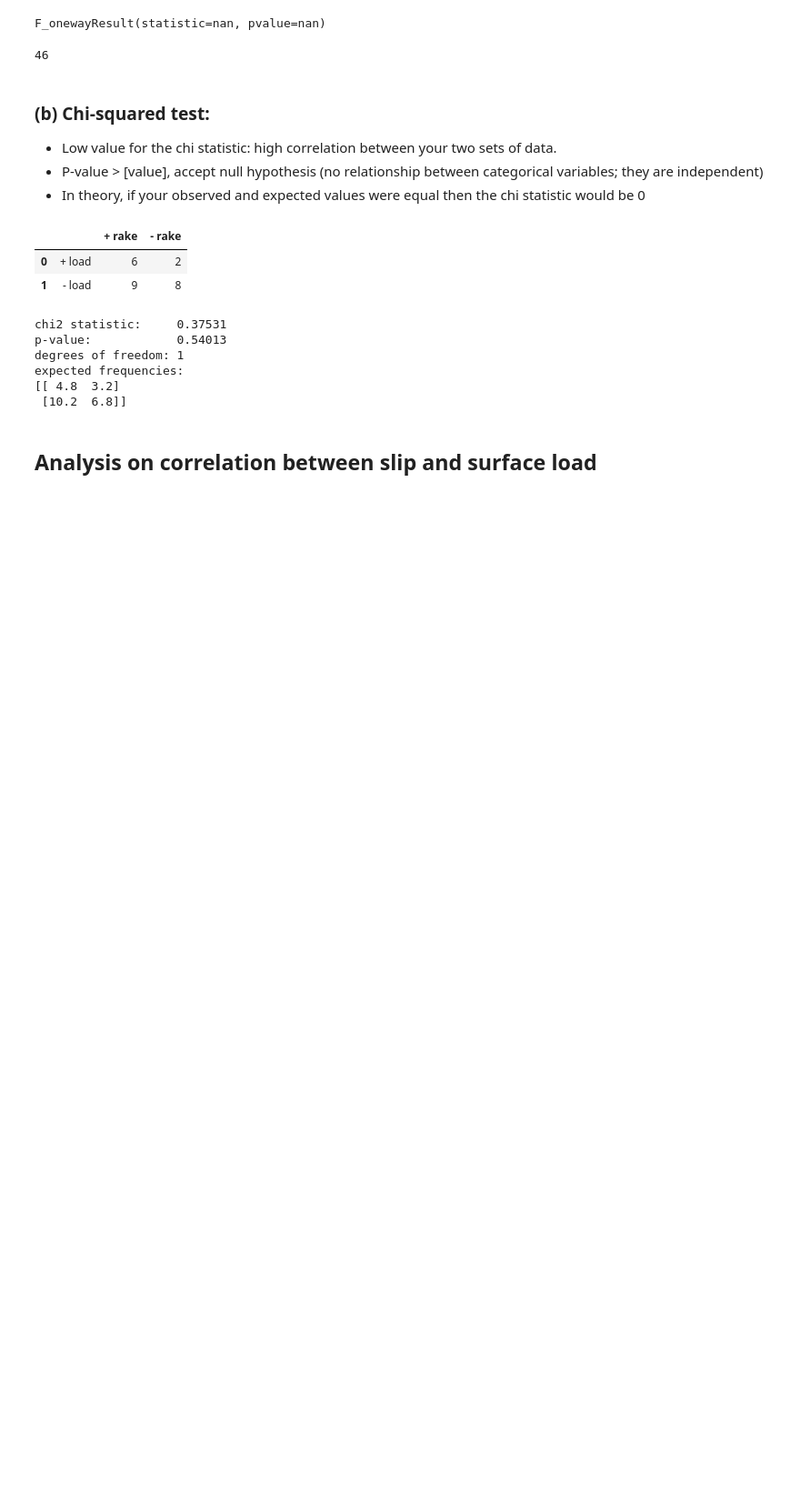
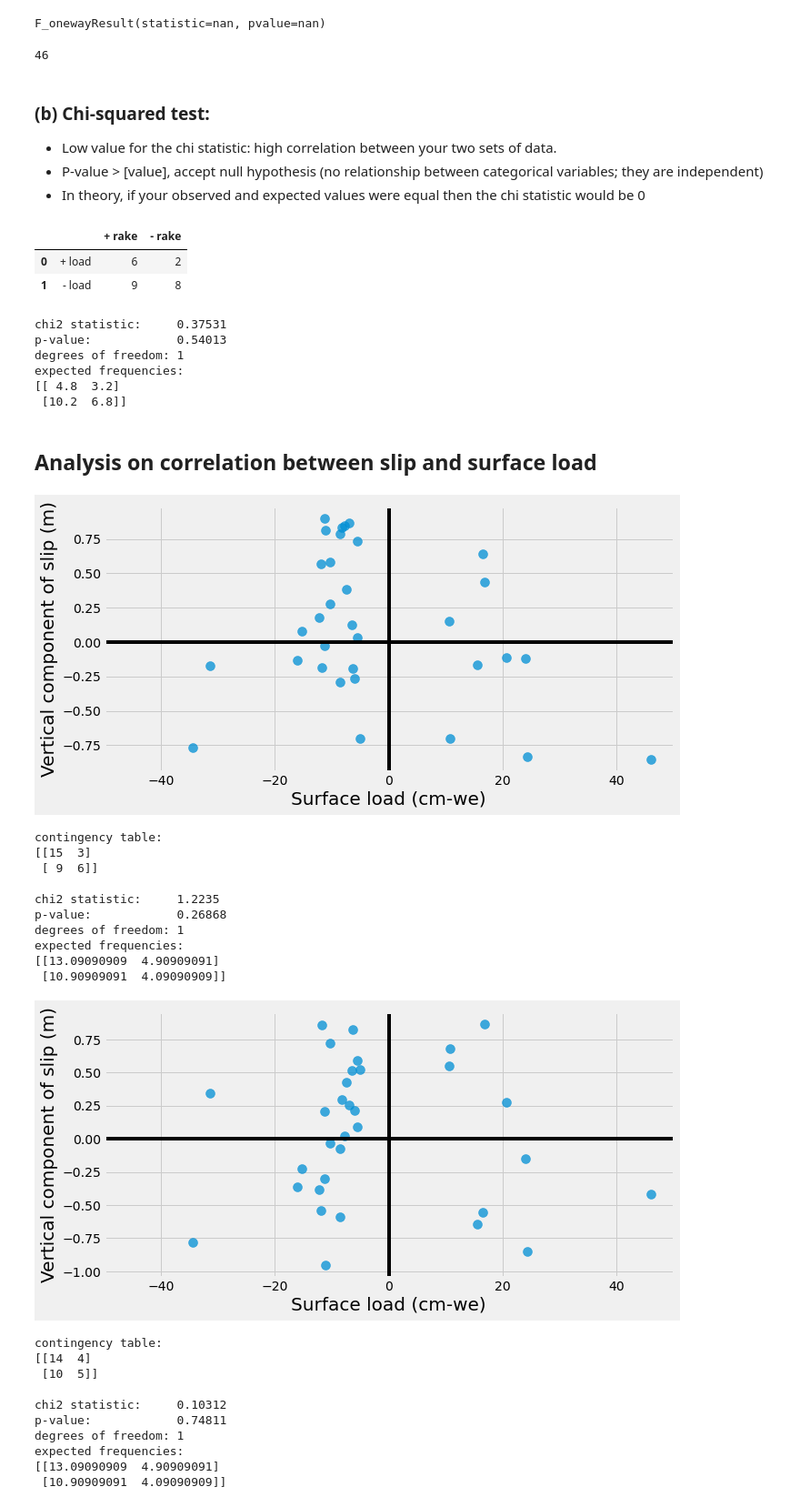
Before and after one commit to amandasyamsul/SLIQ, a Jupyter notebook: focal-mechanisms.ipynb, the cells around one changed output. Shown at 91% size. Drawn from its saved outputs; the diff is of its cells as text; code cells hidden in the pictures; blank space fills up the shorter version.

Commit message:
calculated chi-squared values for both nodal planes

```diff
--- a/focal-mechanisms.ipynb
+++ b/focal-mechanisms.ipynb
@@ -256,13 +189,0 @@ mt_cat
-# %%
-theta=catalog.us_Mww_np1_rake
-R=1+(catalog.dmass/np.max(np.abs(catalog.dmass)))
-theta2=np.linspace(0,2*np.pi,100)
-
-fig, ax = plt.subplots(figsize=[5,5])
-ax.scatter(R*np.cos(theta), R*np.sin(theta),c=catalog.us_Mww_np1_dip,cmap='Greens_r')
-ax.plot(np.cos(theta2),np.sin(theta2))
-ax.set_xlim(-2,2)
-ax.set_ylim(-2,2)
-ax.grid()
-
-# colored by dip
@@ -319,4 +238,61 @@ expected frequencies:
 # %% [markdown]
 ## Analysis on correlation between slip and surface load
 # %%
-slip = np.sin(catalog.us_Mww_np1_rake)*np.sin(catalog.us_Mww_np1_dip)
+slip_both_nps = []
+slip_both_nps.append( np.sin(catalog.us_Mww_np1_rake)*np.sin(catalog.us_Mww_np1_dip) )
+slip_both_nps.append( np.sin(catalog.us_Mww_np2_rake)*np.sin(catalog.us_Mww_np2_dip) )
+
+for slip in slip_both_nps:
+    fig,ax = plt.subplots(figsize=(10,5))
+    plt.style.use('fivethirtyeight')
+
+    ax.axhline(y=0,c='k')
+    ax.axvline(x=0,c='k')
+    plt.grid()
+    plot = ax.scatter(catalog.dmass, slip, alpha=0.75,s=100)
+    ax.set_xlim([-50,50])
+    ax.set_xlabel('Surface load (cm-we)', fontsize = 20)
+    ax.set_ylabel("Vertical component of slip (m)", fontsize = 20)
+    # ax.set_title("Correlation between surface load and slip", fontsize = 12)
+    ax.grid()
+    plt.show()
+
+    O11 = len(catalog.dmass[catalog.dmass<0][slip>0])
+    O12 = len(catalog.dmass[catalog.dmass>0][slip>0])
+    O21 = len(catalog.dmass[catalog.dmass<0][slip<0])
+    O22 = len(catalog.dmass[catalog.dmass>0][slip<0])
+
+    obs=np.array([[O11,O12],[O21,O22]])
+    print('contingency table:')
+    print(obs)
+    print()
+    chi2, p, dof, expected = chi2_contingency(obs)
+
+    print(f"chi2 statistic:     {chi2:.5g}")
+    print(f"p-value:            {p:.5g}")
+    print(f"degrees of freedom: {dof}")
+    print("expected frequencies:")
+    print(expected)
+# %% [output]
+[figure, added]
+contingency table:
+[[15  3]
+ [ 9  6]]
+
+chi2 statistic:     1.2235
+p-value:            0.26868
+degrees of freedom: 1
+expected frequencies:
+[[13.09090909  4.90909091]
+ [10.90909091  4.09090909]]
+[figure, added]
+contingency table:
+[[14  4]
+ [10  5]]
+
+chi2 statistic:     0.10312
+p-value:            0.74811
+degrees of freedom: 1
+expected frequencies:
+[[13.09090909  4.90909091]
+ [10.90909091  4.09090909]]
```
Also changed, not shown: parts of 15 cells of this notebook.
